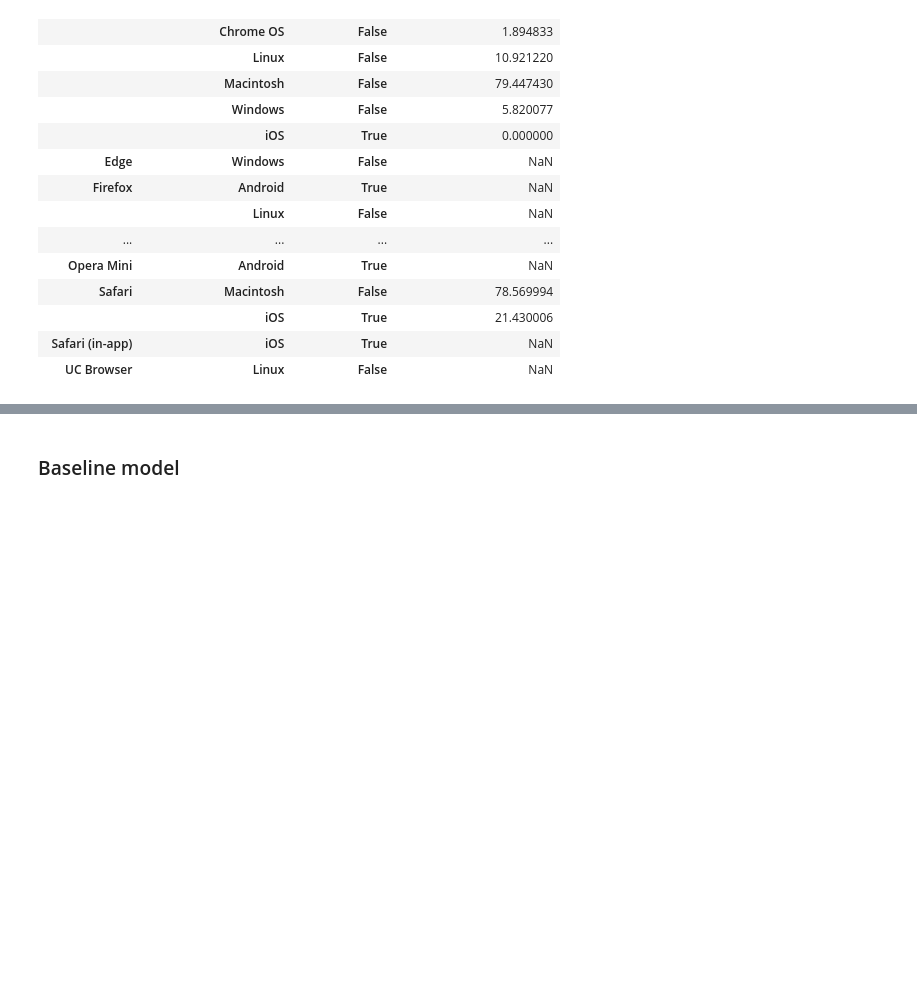
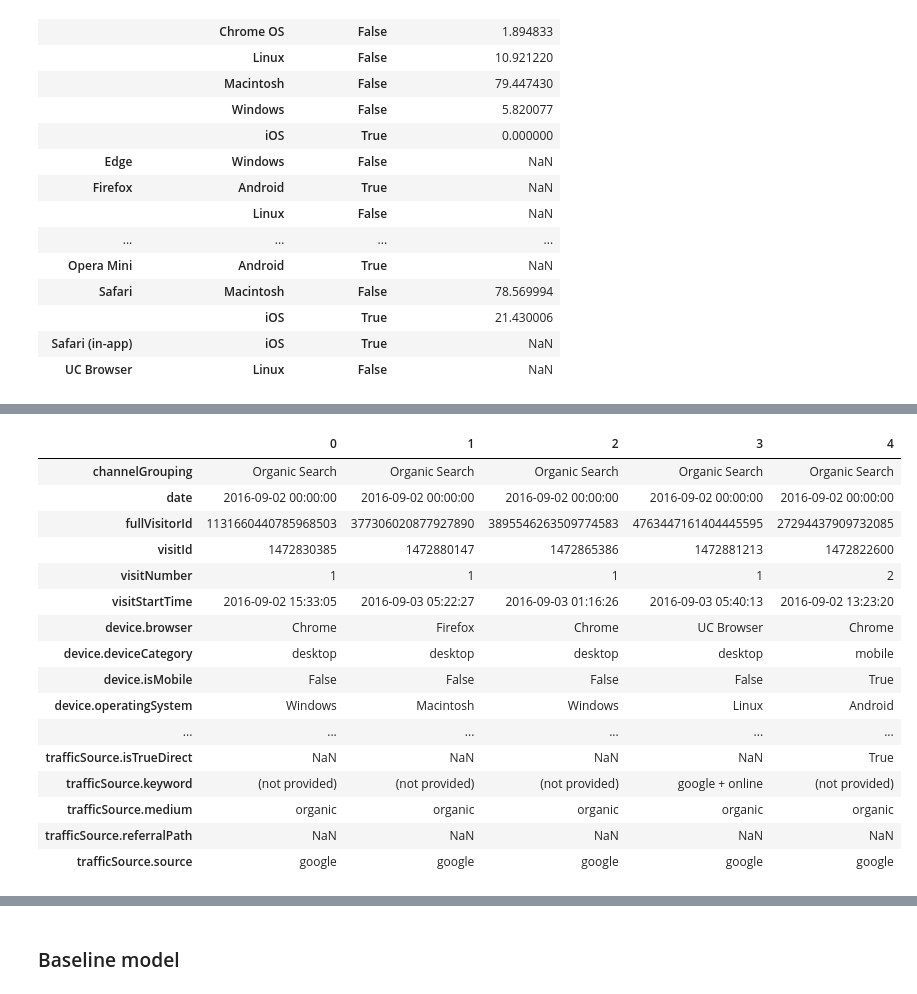
Before and after one commit to Archisman-Roy/DS_Explorations, a Jupyter notebook: GA_customer_revenue_prediction/Model_building_V1.ipynb, the cells around one changed output, grey strips where cells are left out. Drawn from its saved outputs; the diff is of its cells as text; code cells hidden in the pictures; blank space fills up the shorter version.

```diff
--- a/GA_customer_revenue_prediction/Model_building_V1.ipynb
+++ b/GA_customer_revenue_prediction/Model_building_V1.ipynb
@@ -358,0 +797,6 @@ device #.reset_index()
+# %%
+#Get the correct columns in train and test data
+cols_to_drop = const_cols + col_to_remove + ["sessionId"]
+cols_to_drop = [x for x in cols_to_drop if x not in ["totals.transactionRevenue","date"]]
+train_data = train_data.drop(cols_to_drop, axis=1)
+test_data = test_data.drop(cols_to_drop, axis=1)
@@ -358,0 +824,38 @@ device #.reset_index()
+# %%
+#convert date and visitStarttime to datetime format
+train_data['visitStartTime'] = pd.to_datetime(train_data['visitStartTime'],unit='s')
+train_data['date'] = pd.to_datetime(train_data['date'].astype('str'))
+
+test_data['visitStartTime'] = pd.to_datetime(test_data['visitStartTime'],unit='s')
+test_data['date'] = pd.to_datetime(test_data['date'].astype('str'))
+# %%
+all_cols = list(train_data.columns)
+# %%
+#convert anything within totals to numeric
+num_cols = [x for x in all_cols if x.startswith("total")]
+for col in num_cols:
+    train_data[col] = train_data[col].astype(float)
+
+for col in num_cols:
+    if col not in ["totals.transactionRevenue"]:
+        test_data[col] = test_data[col].astype(float)
+# %%
+display_all(train_data.head().T)
+# %% [output]
+|  | 0 | 1 | 2 | 3 | 4 |
+| channelGrouping | Organic Search | Organic Search | Organic Search | Organic Search | Organic Search |
+| date | 2016-09-02 00:00:00 | 2016-09-02 00:00:00 | 2016-09-02 00:00:00 | 2016-09-02 00:00:00 | 2016-09-02 00:00:00 |
+| fullVisitorId | 1131660440785968503 | 377306020877927890 | 3895546263509774583 | 4763447161404445595 | 27294437909732085 |
+| visitId | 1472830385 | 1472880147 | 1472865386 | 1472881213 | 1472822600 |
+| visitNumber | 1 | 1 | 1 | 1 | 2 |
+| visitStartTime | 2016-09-02 15:33:05 | 2016-09-03 05:22:27 | 2016-09-03 01:16:26 | 2016-09-03 05:40:13 | 2016-09-02 13:23:20 |
+| device.browser | Chrome | Firefox | Chrome | UC Browser | Chrome |
+| device.deviceCategory | desktop | desktop | desktop | desktop | mobile |
+| device.isMobile | False | False | False | False | True |
+| device.operatingSystem | Windows | Macintosh | Windows | Linux | Android |
+| ... | ... | ... | ... | ... | ... |
+| trafficSource.isTrueDirect | NaN | NaN | NaN | NaN | True |
+| trafficSource.keyword | (not provided) | (not provided) | (not provided) | google + online | (not provided) |
+| trafficSource.medium | organic | organic | organic | organic | organic |
+| trafficSource.referralPath | NaN | NaN | NaN | NaN | NaN |
+| trafficSource.source | google | google | google | google | google |
```
Also changed, not shown: parts of 29 cells of this notebook.
